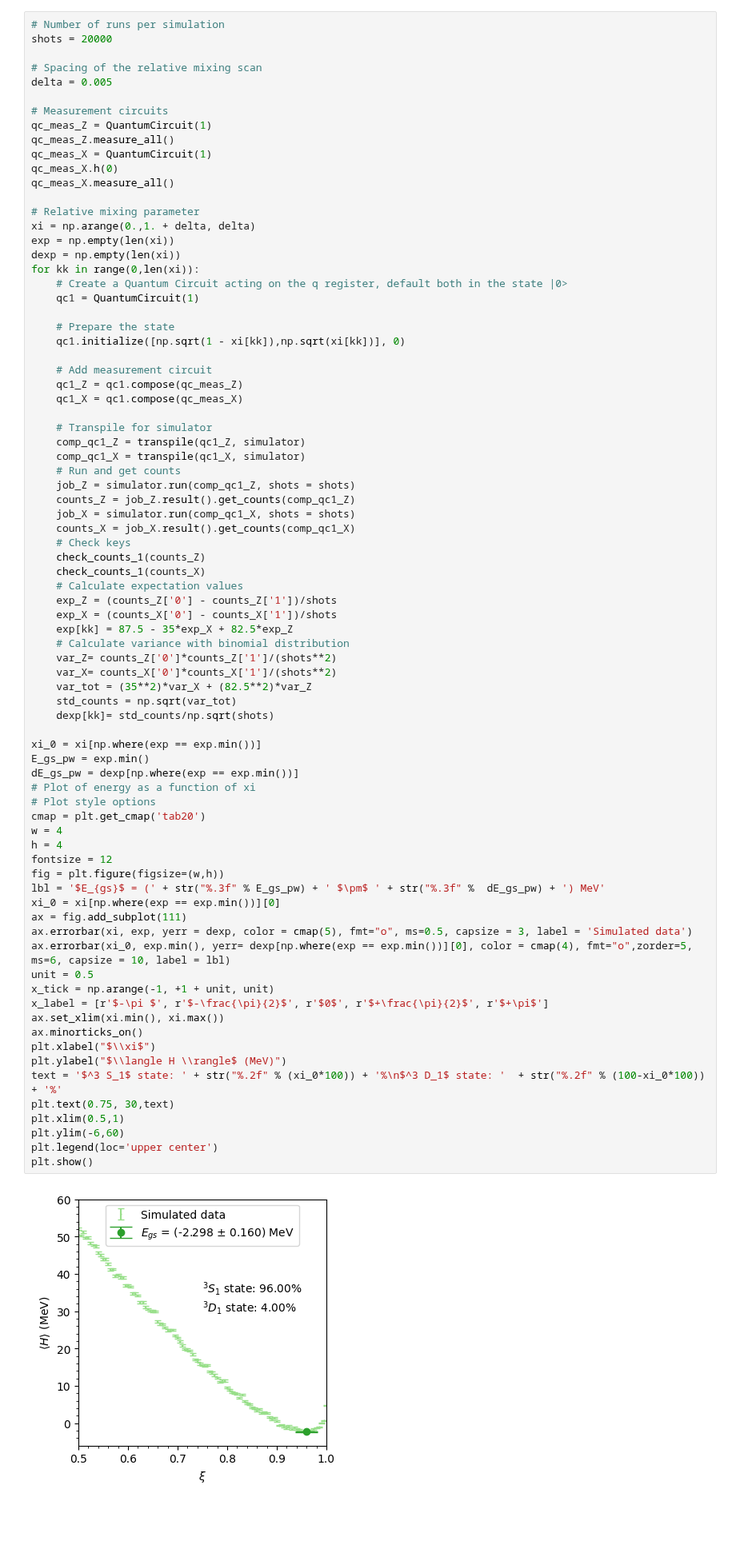
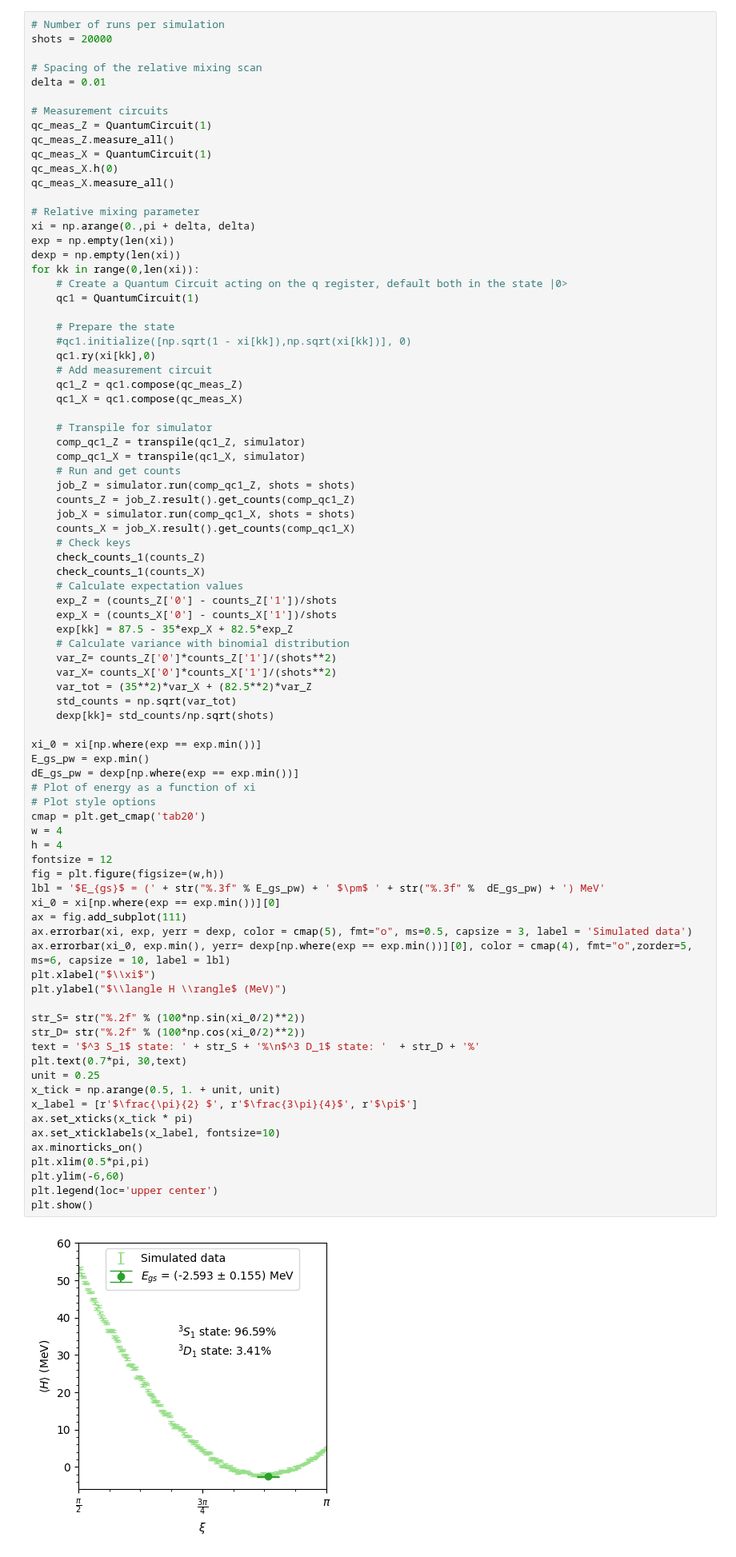
Before and after one commit to diegoscantam/2qubits, a Jupyter notebook: deuteron.ipynb, the cells around one changed output. Shown at 80% size. Cells and saved outputs as stored; diff of their text form; blank space fills up the shorter version.

```diff
--- a/deuteron.ipynb
+++ b/deuteron.ipynb
@@ -698,7 +700,7 @@ where all numbers are in units of $\mathrm{MeV}$.
 shots = 20000
 
 # Spacing of the relative mixing scan
-delta = 0.005
+delta = 0.01
 
 # Measurement circuits
 qc_meas_Z = QuantumCircuit(1)
@@ -708,7 +710,7 @@ qc_meas_X.h(0)
 qc_meas_X.measure_all()
 
 # Relative mixing parameter
-xi = np.arange(0.,1. + delta, delta)
+xi = np.arange(0.,pi + delta, delta)
 exp = np.empty(len(xi))
 dexp = np.empty(len(xi))
 for kk in range(0,len(xi)):
@@ -716,8 +718,8 @@ for kk in range(0,len(xi)):
     qc1 = QuantumCircuit(1)
 
     # Prepare the state
-    qc1.initialize([np.sqrt(1 - xi[kk]),np.sqrt(xi[kk])], 0)
-
+    #qc1.initialize([np.sqrt(1 - xi[kk]),np.sqrt(xi[kk])], 0)
+    qc1.ry(xi[kk],0)
     # Add measurement circuit
     qc1_Z = qc1.compose(qc_meas_Z)
     qc1_X = qc1.compose(qc_meas_X)
@@ -738,39 +740,43 @@ for kk in range(0,len(xi)):
     exp_X = (counts_X['0'] - counts_X['1'])/shots
     exp[kk] = 87.5 - 35*exp_X + 82.5*exp_Z
     # Calculate variance with binomial distribution
     var_Z= counts_Z['0']*counts_Z['1']/(shots**2)
     var_X= counts_X['0']*counts_X['1']/(shots**2)
     var_tot = (35**2)*var_X + (82.5**2)*var_Z
     std_counts = np.sqrt(var_tot)
     dexp[kk]= std_counts/np.sqrt(shots)
 
 xi_0 = xi[np.where(exp == exp.min())]
 E_gs_pw = exp.min()
 dE_gs_pw = dexp[np.where(exp == exp.min())]
 # Plot of energy as a function of xi
 # Plot style options
 cmap = plt.get_cmap('tab20')
 w = 4
 h = 4
 fontsize = 12
 fig = plt.figure(figsize=(w,h))
 lbl = '$E_{gs}$ = (' + str("%.3f" % E_gs_pw) + ' $\pm$ ' + str("%.3f" %  dE_gs_pw) + ') MeV'
 xi_0 = xi[np.where(exp == exp.min())][0]
 ax = fig.add_subplot(111)
 ax.errorbar(xi, exp, yerr = dexp, color = cmap(5), fmt="o", ms=0.5, capsize = 3, label = 'Simulated data')
 ax.errorbar(xi_0, exp.min(), yerr= dexp[np.where(exp == exp.min())][0], color = cmap(4), fmt="o",zorder=5, ms=6, capsize = 10, label = lbl)
-unit = 0.5
-x_tick = np.arange(-1, +1 + unit, unit)
-x_label = [r'$-\pi $', r'$-\frac{\pi}{2}$', r'$0$', r'$+\frac{\pi}{2}$', r'$+\pi$']
-ax.set_xlim(xi.min(), xi.max())
-ax.minorticks_on()
 plt.xlabel("$\\xi$")
 plt.ylabel("$\\langle H \\rangle$ (MeV)")
-text = '$^3 S_1$ state: ' + str("%.2f" % (xi_0*100)) + '%\n$^3 D_1$ state: '  + str("%.2f" % (100-xi_0*100)) + '%'
-plt.text(0.75, 30,text)
-plt.xlim(0.5,1)
+
+str_S= str("%.2f" % (100*np.sin(xi_0/2)**2))
+str_D= str("%.2f" % (100*np.cos(xi_0/2)**2))
+text = '$^3 S_1$ state: ' + str_S + '%\n$^3 D_1$ state: '  + str_D + '%'
+plt.text(0.7*pi, 30,text)
+unit = 0.25
+x_tick = np.arange(0.5, 1. + unit, unit)
+x_label = [r'$\frac{\pi}{2} $', r'$\frac{3\pi}{4}$', r'$\pi$']
+ax.set_xticks(x_tick * pi)
+ax.set_xticklabels(x_label, fontsize=10)
+ax.minorticks_on()
+plt.xlim(0.5*pi,pi)
 plt.ylim(-6,60)
 plt.legend(loc='upper center')
 plt.show()
 # %% [output]
-[figure, old version]
+[figure, new version]
```
Also changed, not shown: parts of 8 cells of this notebook, 2 other files.
